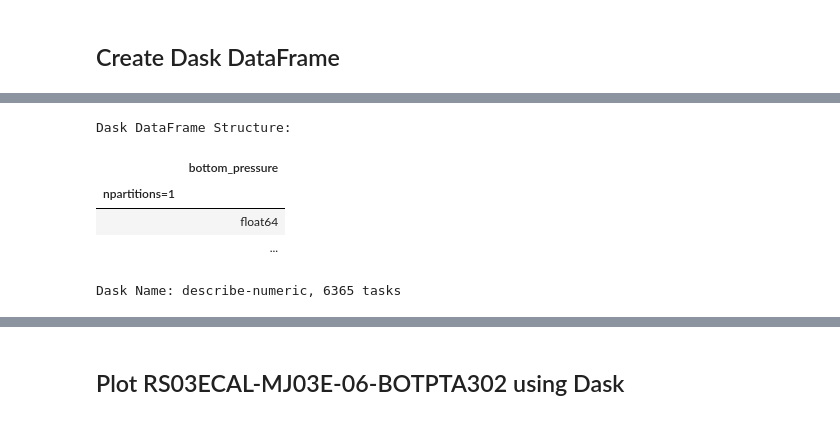
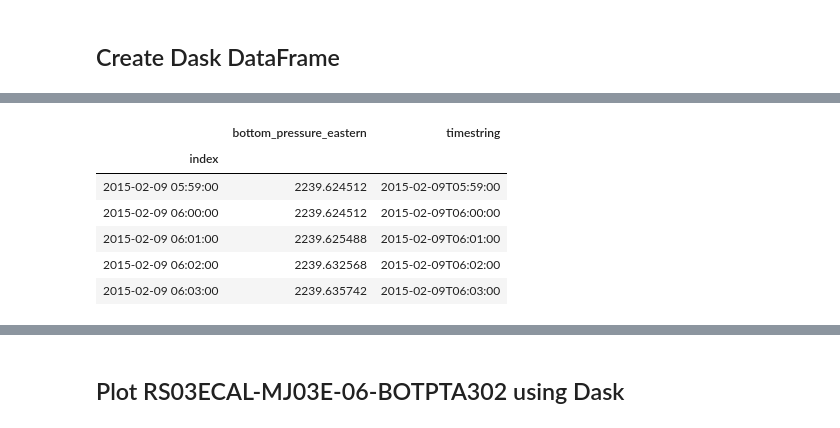
Before and after one commit to daxsoule/BOTPT, a Jupyter notebook: notebooks/examples_dax/dask_botpt_analyze.ipynb, the cells around one changed output, grey strips where cells are left out. Saved outputs shown, nothing was run; the diff lists cells and outputs as text; code cells hidden in the pictures.

```diff
--- a/notebooks/examples_dax/dask_botpt_analyze.ipynb
+++ b/notebooks/examples_dax/dask_botpt_analyze.ipynb
@@ -78,9 +75,0 @@ df.head()
-# %%
-df.describe()
-# %% [output]
-Dask DataFrame Structure:
-|  | bottom_pressure |
-| npartitions=1 |  |
-|  | float64 |
-|  | ... |
-Dask Name: describe-numeric, 6365 tasks
@@ -86,0 +88,10 @@ Dask Name: describe-numeric, 6365 tasks
+# %%
+df1.head()
+# %% [output]
+|  | bottom_pressure_eastern | timestring |
+| index |  |  |
+| 2015-02-09 05:59:00 | 2239.624512 | 2015-02-09T05:59:00 |
+| 2015-02-09 06:00:00 | 2239.624512 | 2015-02-09T06:00:00 |
+| 2015-02-09 06:01:00 | 2239.625488 | 2015-02-09T06:01:00 |
+| 2015-02-09 06:02:00 | 2239.632568 | 2015-02-09T06:02:00 |
+| 2015-02-09 06:03:00 | 2239.635742 | 2015-02-09T06:03:00 |
```
Also changed, not shown: parts of 21 cells of this notebook.
